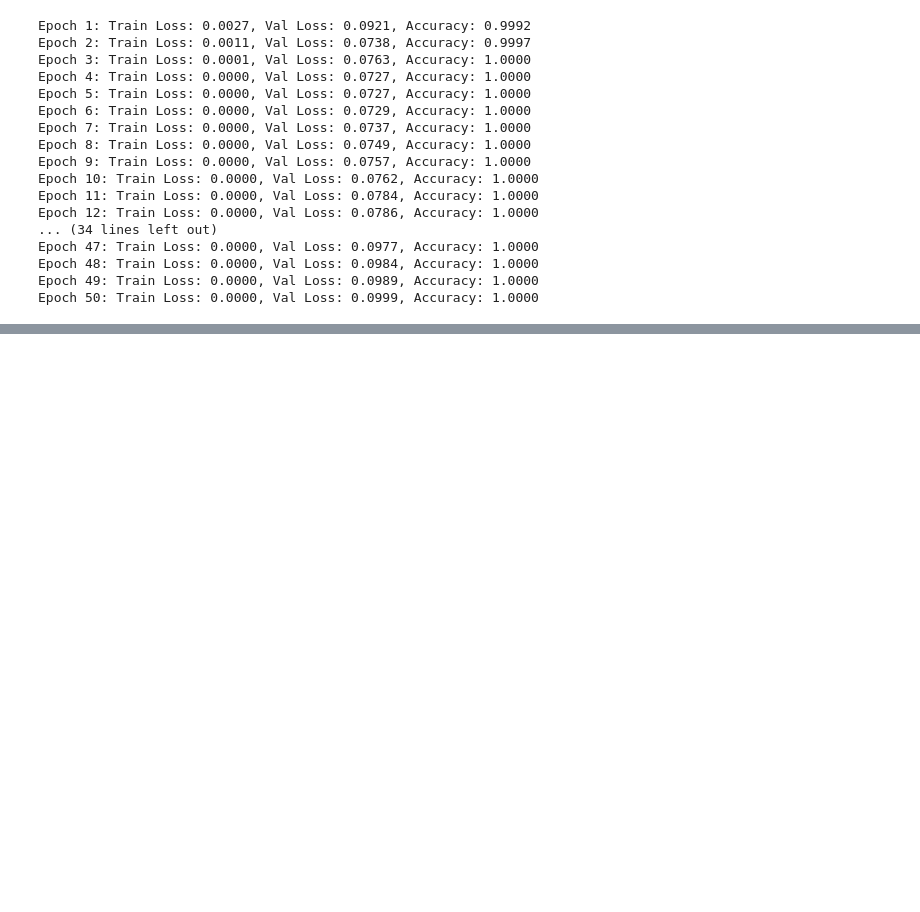
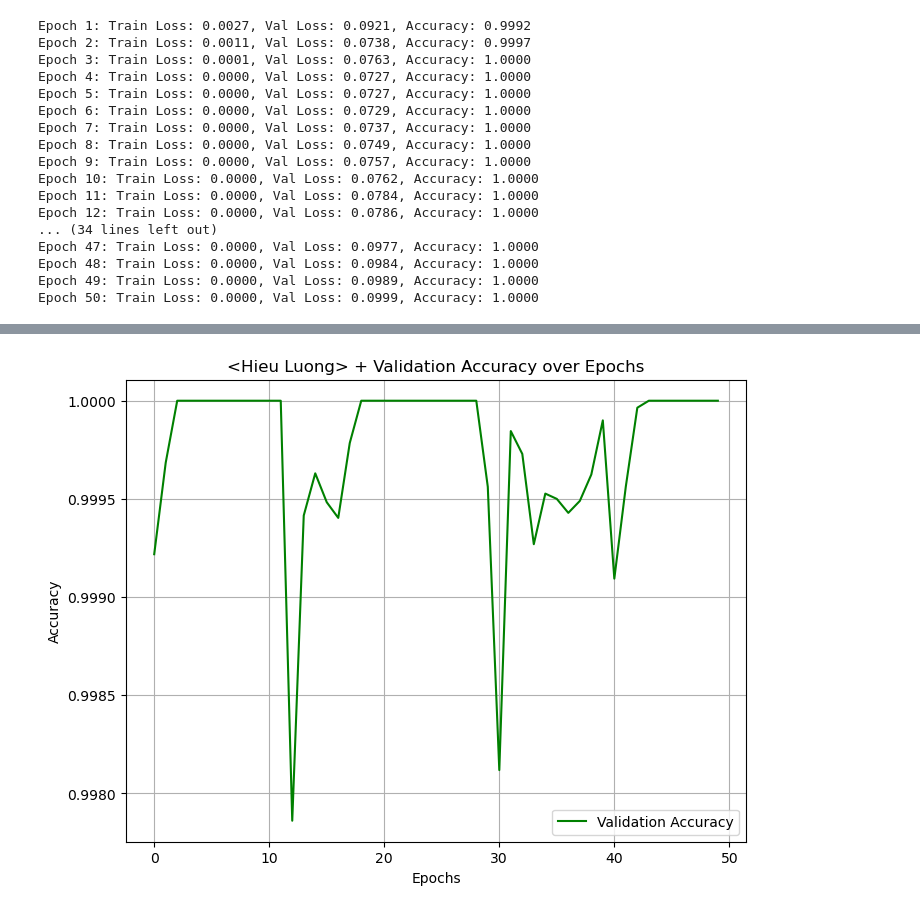
Before and after one commit to HoweyLuong/CS457_lab6, a Jupyter notebook: Hieu_Lab6.ipynb, the cells around one changed output, grey strips where cells are left out. Cells and saved outputs as stored; diff of their text form; code cells hidden in the pictures; blank space fills up the shorter version.

```diff
--- a/Hieu_Lab6.ipynb
+++ b/Hieu_Lab6.ipynb
@@ -295,0 +310,13 @@ plot_training_loss(loss_history)
+# %%
+def plot_accuracy(accuracy_list):
+    plt.figure(figsize=(8,6))
+    plt.plot(range(len(accuracy_list)), accuracy_list, label="Validation Accuracy", color = "green")
+    plt.xlabel("Epochs")
+    plt.ylabel("Accuracy")
+    plt.title("<Hieu Luong> + Validation Accuracy over Epochs")
+    plt.legend()
+    plt.grid()
+    plt.show()
+plot_accuracy(accuracy_list)
+# %% [output]
+[figure, added]
```
Also changed, not shown: parts of 3 cells of this notebook.
